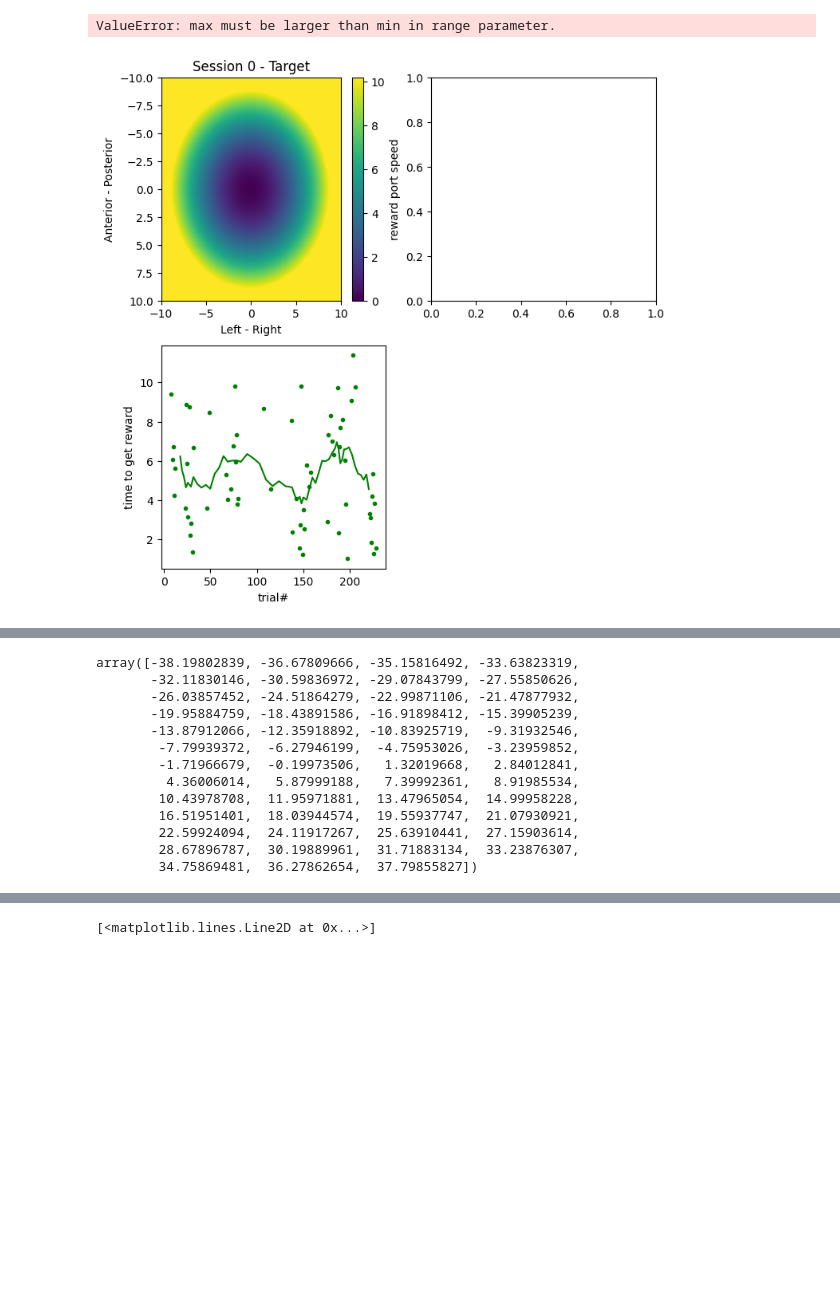
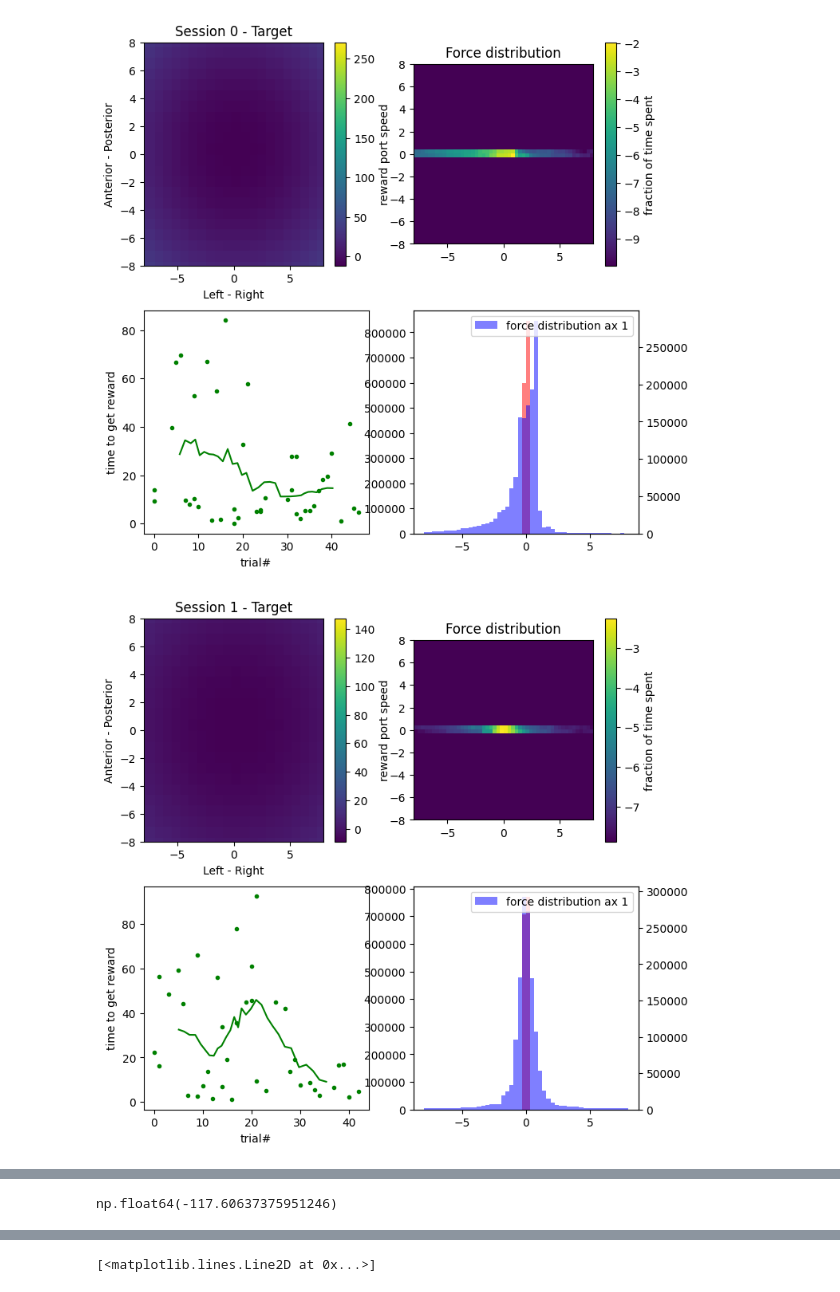
Before and after one commit to rozmar/NDNF-pipeline, a Jupyter notebook: Notebooks/behavior.ipynb, the cells around one changed output, grey strips where cells are left out. Saved outputs shown, nothing was run; the diff lists cells and outputs as text; code cells hidden in the pictures; blank space fills up the shorter version.

```diff
--- a/Notebooks/behavior.ipynb
+++ b/Notebooks/behavior.ipynb
@@ -19,7 +19,7 @@ import numpy as np
 #
 # %%
 
-subject_id = 'BCI81'
+subject_id = 'M003'#'BCI81'
 available_sessions = (experiment.Session()&{'subject_id':subject_id}).fetch('session')
 trial_nums = []
 hit_rates = []
@@ -53,9 +53,10 @@ plt.show()
 # %%
 # visualize targets, and how forces change over sessions and trials
 import matplotlib.pyplot as plt
-
+subtract_force_median = True
 force_uniform_range = True
 uniform_force_range= [-10,10,-10,10]
+
 for session_i, session in enumerate(available_sessions):
     fig = plt.figure(figsize=(8,8))
 
@@ -92,39 +93,53 @@ for session_i, session in enumerate(available_sessions):
     ax_performance.set_ylabel('time to get reward')
 
     ax_force_hist = fig.add_subplot(2,2,2)
-    force_traces_0 = (experiment.TrialForceTrace.TrialForceAxis() &{'subject_id':subject_id,'session':session,'force_axis_idx':0}).fetch('force_trace_value')
-    force_traces_1 = (experiment.TrialForceTrace.TrialForceAxis() &{'subject_id':subject_id,'session':session,'force_axis_idx':1}).fetch('force_trace_value')
+    force_traces_0_ = (experiment.TrialForceTrace.TrialForceAxis() &{'subject_id':subject_id,'session':session,'force_axis_idx':0}).fetch('force_trace_value')
+    force_traces_1_ = (experiment.TrialForceTrace.TrialForceAxis() &{'subject_id':subject_id,'session':session,'force_axis_idx':1}).fetch('force_trace_value')
+    if subtract_force_median:
+        f0_baseline = np.median(np.concatenate(force_traces_0_))
+        f1_baseline = np.median(np.concatenate(force_traces_1_))
+        force_traces_0 = []
+        for f in  force_traces_0_:
+            force_traces_0.append(f-f0_baseline)
+        force_traces_1 = []
+        for f in  force_traces_1_:
+            force_traces_1.append(f-f1_baseline)
+    else:
+        force_traces_0 = force_traces_0_
+        force_traces_1 = force_traces_1_
+
+
     if force_uniform_range:
-        histrange = [uniform_force_range[:2],uniform_force_range[:2][::-1]]
+        histrange = [uniform_force_range[:2],uniform_force_range[:2]]
     else:
         histrange = [[force_axes_dict[0]['target_force_axes'][0],
                     force_axes_dict[0]['target_force_axes'][-1]],
                     [force_axes_dict[1]['target_force_axes'][0],
                     force_axes_dict[1]['target_force_axes'][-1]]]
 
     forcehist,binx,biny = np.histogram2d(np.concatenate(force_traces_0),
                                          np.concatenate(force_traces_1),
                                          range=histrange,
                                          bins=50)
     forcehist_all = forcehist.copy()
     forcehist = np.log(forcehist/sum(forcehist.flatten()))
     forcehist_ = forcehist.copy()
     forcehist_ [np.isinf(forcehist )] = 0
     forcehist[np.isinf(forcehist)] = np.nanmin(forcehist_.flatten())
     im_hist = ax_force_hist.imshow(forcehist,
                                    extent = [binx[0],binx[-1],biny[0],biny[-1]],
                                     alpha = 1)
     plt.colorbar(im_hist,label = 'fraction of time spent')
 
     plt.title('Force distribution')
 
     ax_force_hist_1d = fig.add_subplot(2,2,4)
     ax_force_hist_1d_2 = ax_force_hist_1d.twinx()
     ax_force_hist_1d.hist(np.concatenate(force_traces_0),binx,color = 'red',alpha = .5,label = 'force distribution ax 0')
     ax_force_hist_1d_2.hist(np.concatenate(force_traces_1),biny,color = 'blue',alpha = .5,label = 'force distribution ax 1')
     plt.legend()
     plt.xlabel('Force values')
     #ax_performance.set_yscale('log')
 # %% [output]
-ValueError: max must be larger than min in range parameter.
-[figure, old version]
+[figure, new version]
+[figure, added]
@@ -131,19 +148,8 @@ ValueError: max must be larger than min in range parameter.
 # %%
-binx
+
+force_traces_0
 # %% [output]
-array([-38.19802839, -36.67809666, -35.15816492, -33.63823319,
-       -32.11830146, -30.59836972, -29.07843799, -27.55850626,
-       -26.03857452, -24.51864279, -22.99871106, -21.47877932,
-       -19.95884759, -18.43891586, -16.91898412, -15.39905239,
-       -13.87912066, -12.35918892, -10.83925719,  -9.31932546,
-        -7.79939372,  -6.27946199,  -4.75953026,  -3.23959852,
-        -1.71966679,  -0.19973506,   1.32019668,   2.84012841,
-         4.36006014,   5.87999188,   7.39992361,   8.91985534,
-        10.43978708,  11.95971881,  13.47965054,  14.99958228,
-        16.51951401,  18.03944574,  19.55937747,  21.07930921,
-        22.59924094,  24.11917267,  25.63910441,  27.15903614,
-        28.67896787,  30.19889961,  31.71883134,  33.23876307,
-        34.75869481,  36.27862654,  37.79855827])
+np.float64(-117.60637375951246)
 # %%
 experiment.SessionTrial()
 # %% [output]
```
Also changed, not shown: parts of 3 cells of this notebook.
